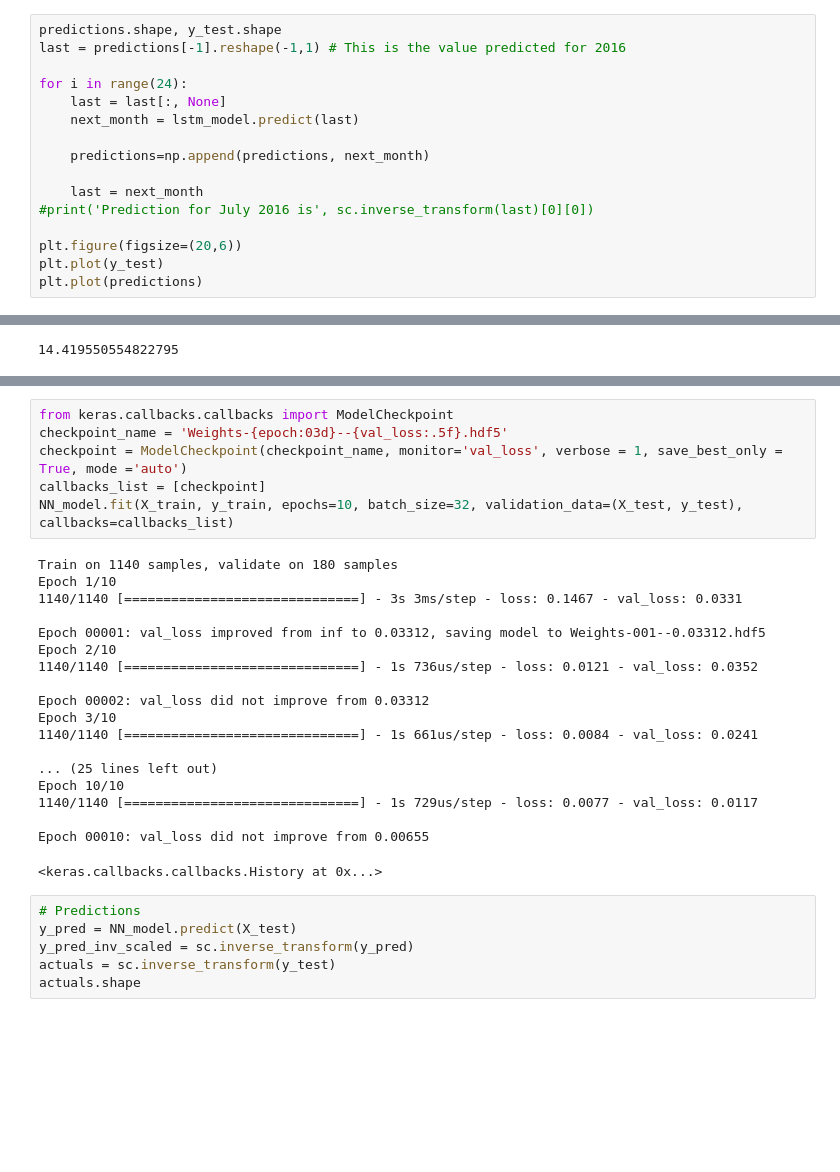
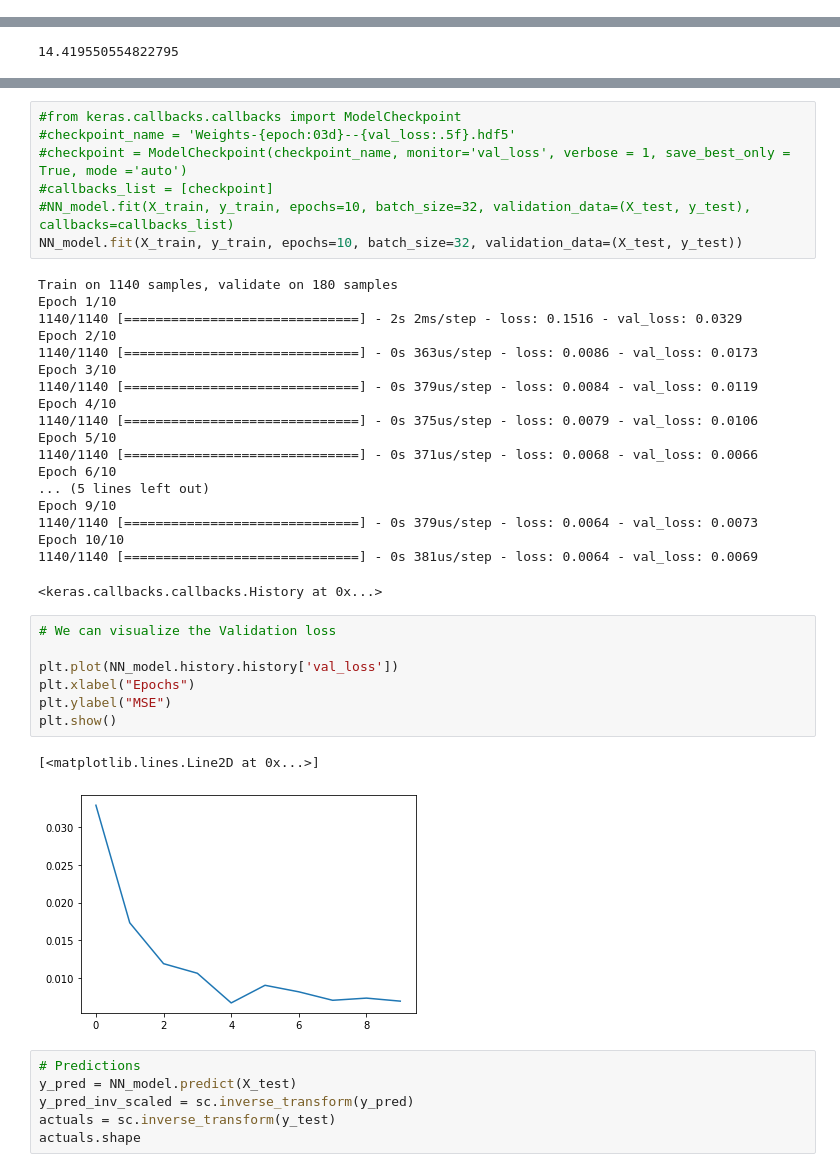
Before and after one commit to santamm/ClimateChange, a Jupyter notebook: Climate_Change_Hackaton.ipynb, the cells around one changed output, grey strips where cells are left out. Saved outputs shown, nothing was run; the diff lists cells and outputs as text; blank space fills up the shorter version.

```diff
--- a/Climate_Change_Hackaton.ipynb
+++ b/Climate_Change_Hackaton.ipynb
@@ -758,16 +636,0 @@ predictions.shape, y_test.shape
-# %%
-predictions.shape, y_test.shape
-last = predictions[-1].reshape(-1,1) # This is the value predicted for 2016
-
-for i in range(24):
-    last = last[:, None]
-    next_month = lstm_model.predict(last)
-
-    predictions=np.append(predictions, next_month)
-
-    last = next_month
-#print('Prediction for July 2016 is', sc.inverse_transform(last)[0][0])
-
-plt.figure(figsize=(20,6))
-plt.plot(y_test)
-plt.plot(predictions)
@@ -928,30 +792,41 @@ Trainable params: 172,673
 Non-trainable params: 0
 _________________________________________________________________
 # %%
-from keras.callbacks.callbacks import ModelCheckpoint
-checkpoint_name = 'Weights-{epoch:03d}--{val_loss:.5f}.hdf5'
-checkpoint = ModelCheckpoint(checkpoint_name, monitor='val_loss', verbose = 1, save_best_only = True, mode ='auto')
-callbacks_list = [checkpoint]
-NN_model.fit(X_train, y_train, epochs=10, batch_size=32, validation_data=(X_test, y_test), callbacks=callbacks_list)
+#from keras.callbacks.callbacks import ModelCheckpoint
+#checkpoint_name = 'Weights-{epoch:03d}--{val_loss:.5f}.hdf5'
+#checkpoint = ModelCheckpoint(checkpoint_name, monitor='val_loss', verbose = 1, save_best_only = True, mode ='auto')
+#callbacks_list = [checkpoint]
+#NN_model.fit(X_train, y_train, epochs=10, batch_size=32, validation_data=(X_test, y_test), callbacks=callbacks_list)
+NN_model.fit(X_train, y_train, epochs=10, batch_size=32, validation_data=(X_test, y_test))
 # %% [output]
 Train on 1140 samples, validate on 180 samples
 Epoch 1/10
-1140/1140 [==============================] - 3s 3ms/step - loss: 0.1467 - val_loss: 0.0331
-
-Epoch 00001: val_loss improved from inf to 0.03312, saving model to Weights-001--0.03312.hdf5
+1140/1140 [==============================] - 2s 2ms/step - loss: 0.1516 - val_loss: 0.0329
 Epoch 2/10
-1140/1140 [==============================] - 1s 736us/step - loss: 0.0121 - val_loss: 0.0352
-
-Epoch 00002: val_loss did not improve from 0.03312
+1140/1140 [==============================] - 0s 363us/step - loss: 0.0086 - val_loss: 0.0173
 Epoch 3/10
-1140/1140 [==============================] - 1s 661us/step - loss: 0.0084 - val_loss: 0.0241
-
-... (25 lines left out)
+1140/1140 [==============================] - 0s 379us/step - loss: 0.0084 - val_loss: 0.0119
+Epoch 4/10
+1140/1140 [==============================] - 0s 375us/step - loss: 0.0079 - val_loss: 0.0106
+Epoch 5/10
+1140/1140 [==============================] - 0s 371us/step - loss: 0.0068 - val_loss: 0.0066
+Epoch 6/10
+... (5 lines left out)
+Epoch 9/10
+1140/1140 [==============================] - 0s 379us/step - loss: 0.0064 - val_loss: 0.0073
 Epoch 10/10
-1140/1140 [==============================] - 1s 729us/step - loss: 0.0077 - val_loss: 0.0117
-
-Epoch 00010: val_loss did not improve from 0.00655
+1140/1140 [==============================] - 0s 381us/step - loss: 0.0064 - val_loss: 0.0069
 <keras.callbacks.callbacks.History at 0x...>
+# %%
+# We can visualize the Validation loss
+
+plt.plot(NN_model.history.history['val_loss'])
+plt.xlabel("Epochs")
+plt.ylabel("MSE")
+plt.show()
+# %% [output]
+[<matplotlib.lines.Line2D at 0x...>]
+[figure, added]
 # %%
 # Predictions
 y_pred = NN_model.predict(X_test)
```
Also changed, not shown: parts of 54 cells of this notebook.
